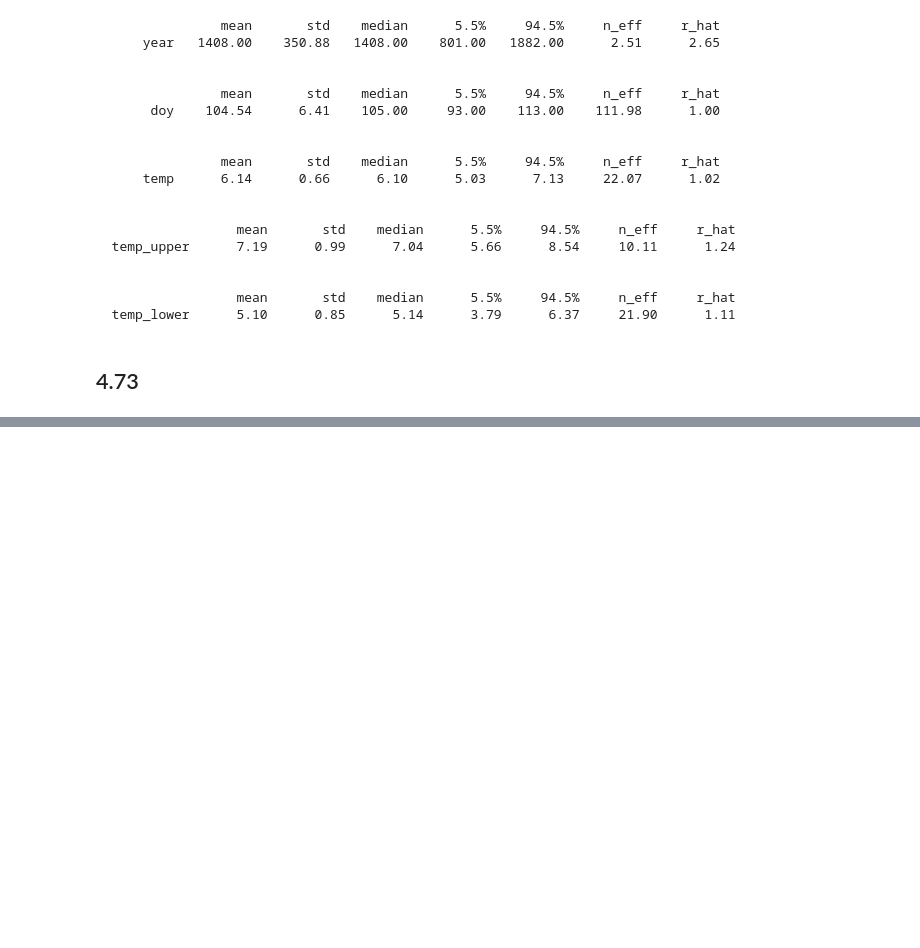
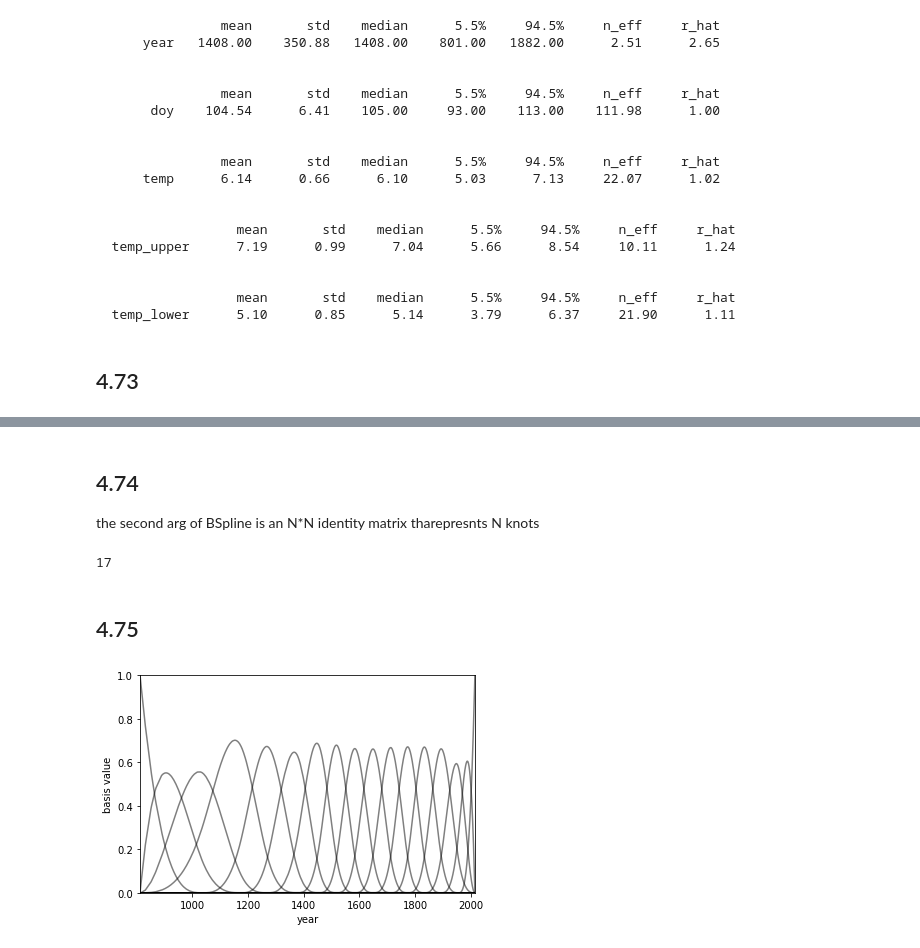
Before and after one commit to 8wgf3b/books, a Jupyter notebook: stat_rethink/Chap4.ipynb, the cells around one changed output, grey strips where cells are left out. Cells and saved outputs as stored; diff of their text form; code cells hidden in the pictures; blank space fills up the shorter version.

Commit message:
BSpline implementation scipy

```diff
--- a/stat_rethink/Chap4.ipynb
+++ b/stat_rethink/Chap4.ipynb
@@ -696,0 +690,23 @@ DeviceArray([ 812., 1036., 1174., 1269., 1377., 1454., 1518., 1583.,
+# %% [markdown]
+## 4.74
+
+the second arg of BSpline is an N*N identity matrix tharepresnts N knots
+# %%
+knots = jnp.pad(knot_list, (3, 3), mode='edge')
+B = BSpline(knots, jnp.identity(17), 3)(d2.year.values)
+B.shape[1]
+# %% [output]
+17
+# %% [markdown]
+## 4.75
+# %%
+plt.subplot(
+    xlim=(d2.year.min(), d2.year.max()),
+    ylim=(0, 1),
+    xlabel="year",
+    ylabel="basis value",
+)
+for i in range(B.shape[1]):
+    plt.plot(d2.year, B[:, i], "k", alpha=0.5)
+# %% [output]
+[figure, added]
```
Also changed, not shown: parts of 4 cells of this notebook.
